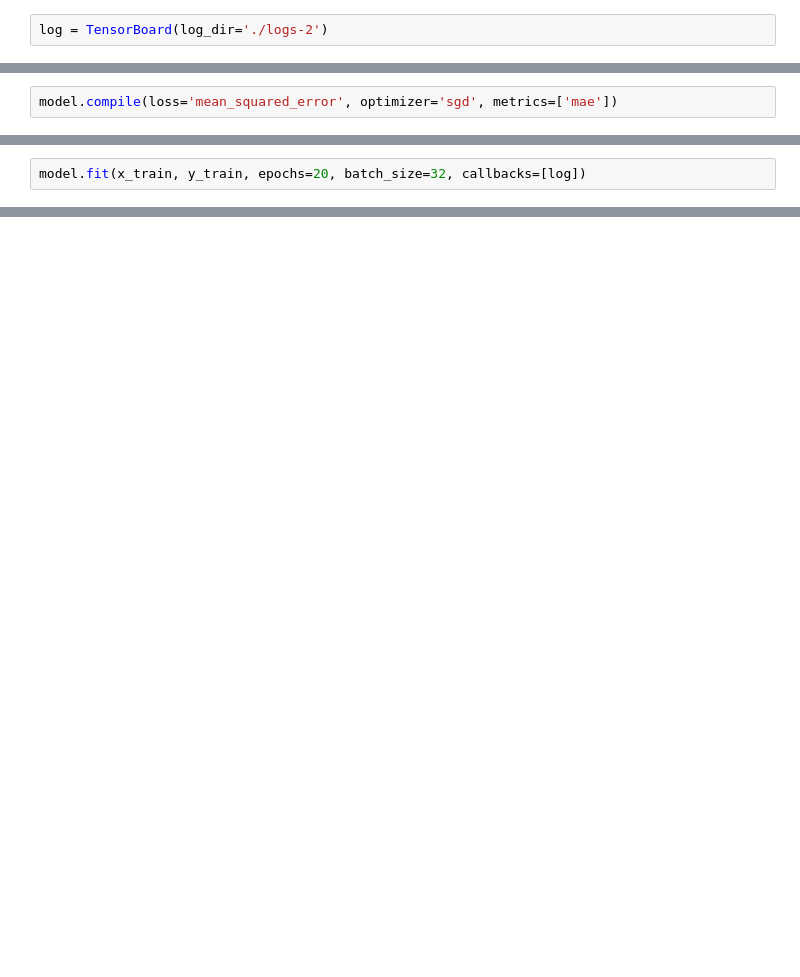
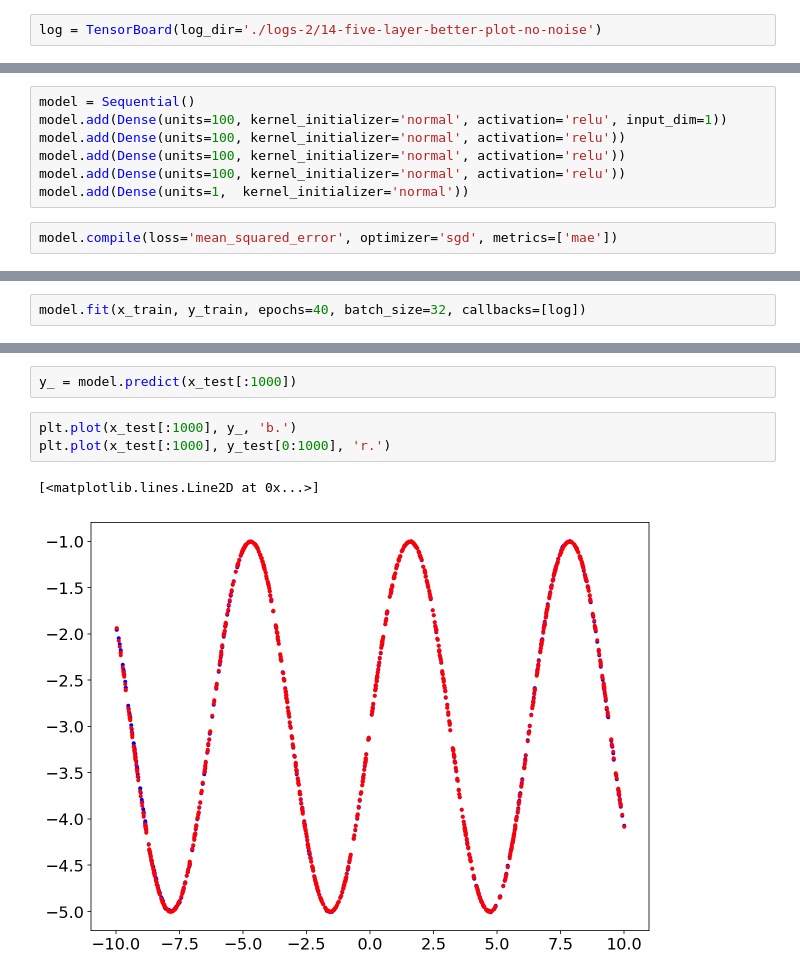
Before and after one commit to hnarayanan/homepricer, a Jupyter notebook: sandbox/notebooks/Tensorboard Experiment 1.ipynb, the cells around one changed output, grey strips where cells are left out. Drawn from its saved outputs; the diff is of its cells as text; blank space fills up the shorter version.

```diff
--- a/sandbox/notebooks/Tensorboard Experiment 1.ipynb
+++ b/sandbox/notebooks/Tensorboard Experiment 1.ipynb
@@ -40,2 +40,2 @@ plt.plot(x_test, y_test, 'r.')
 # %%
-log = TensorBoard(log_dir='./logs-2')
+log = TensorBoard(log_dir='./logs-2/14-five-layer-better-plot-no-noise')
@@ -45,3 +42,10 @@ model.add(Dense(units=1, input_dim=1))
+# %%
+model = Sequential()
+model.add(Dense(units=100, kernel_initializer='normal', activation='relu', input_dim=1))
+model.add(Dense(units=100, kernel_initializer='normal', activation='relu'))
+model.add(Dense(units=100, kernel_initializer='normal', activation='relu'))
+model.add(Dense(units=100, kernel_initializer='normal', activation='relu'))
+model.add(Dense(units=1,  kernel_initializer='normal'))
 # %%
 model.compile(loss='mean_squared_error', optimizer='sgd', metrics=['mae'])
 # %%
@@ -56,3 +68,3 @@ model.trainable_weights
 # %%
-model.fit(x_train, y_train, epochs=20, batch_size=32, callbacks=[log])
+model.fit(x_train, y_train, epochs=40, batch_size=32, callbacks=[log])
 # %% [output]
@@ -95,0 +124,8 @@ for layer in model.layers:
+# %%
+y_ = model.predict(x_test[:1000])
+# %%
+plt.plot(x_test[:1000], y_, 'b.')
+plt.plot(x_test[:1000], y_test[0:1000], 'r.')
+# %% [output]
+[<matplotlib.lines.Line2D at 0x...>]
+[figure, added]
```
Also changed, not shown: parts of 12 cells of this notebook, 2 other files.
